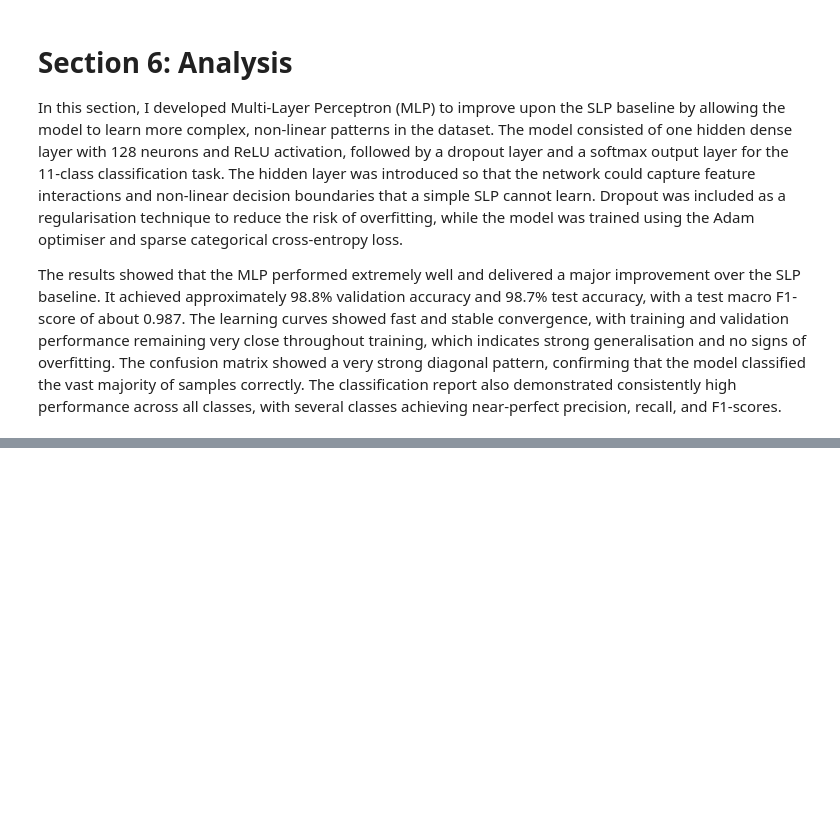
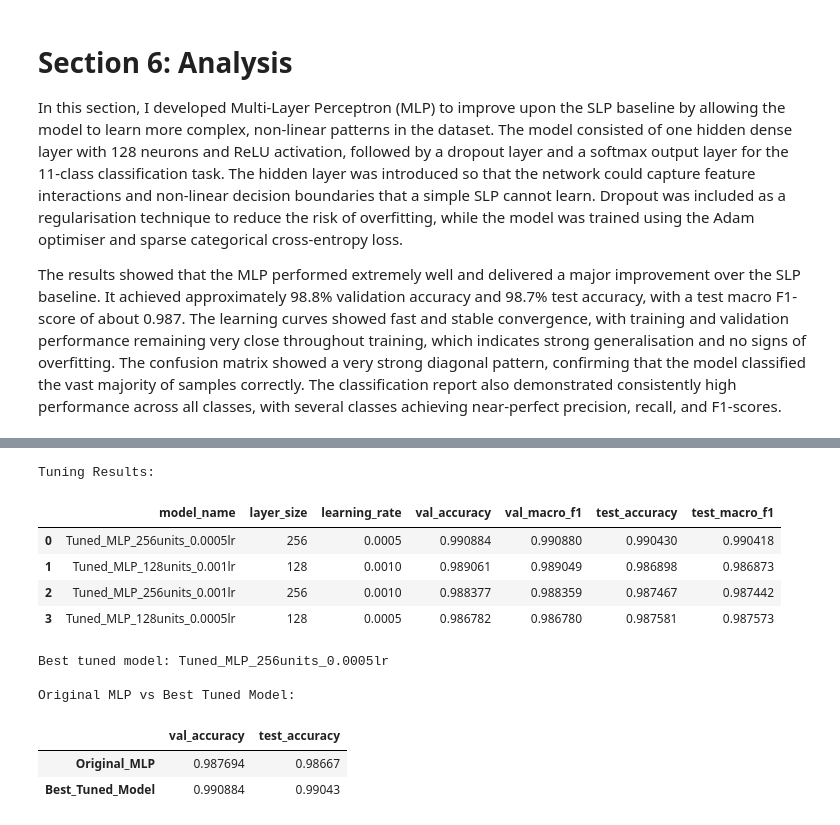
Before and after one commit to harshpre5/Artificial_Neural_Networks_14444188_HS_6009CMD, a Jupyter notebook: 14444188_ANN_PART_A.ipynb, the cells around one changed output, grey strips where cells are left out. Saved outputs shown, nothing was run; the diff lists cells and outputs as text; code cells hidden in the pictures; blank space fills up the shorter version.

```diff
--- a/14444188_ANN_PART_A.ipynb
+++ b/14444188_ANN_PART_A.ipynb
@@ -1216,0 +1361,15 @@ The results showed that the MLP performed extremely well and delivered a major i
+# %%
+from tensorflow import keras
+from tensorflow.keras import layers, regularizers
+from sklearn.metrics import accuracy_score, f1_score
+
+# Creating a dedicated directory to store the tuned model.
+os.makedirs("models", exist_ok=True)
+
+# Grab baseline metrics from the untuned MLP to measure improvement
+current_best_val_acc = results_summary["MLP"]["val_accuracy"]
+current_best_test_acc = results_summary["MLP"]["test_accuracy"]
+
+print("Current untuned best model: MLP")
+print(f"Current best val accuracy: {current_best_val_acc:.6f}")
+print(f"Current best test accuracy: {current_best_test_acc:.6f}\n")
@@ -1216,0 +1462,38 @@ The results showed that the MLP performed extremely well and delivered a major i
+# %%
+# Create results dataframe and find the best one
+# Sorting by validation accuracy to find the most capable model
+tuning_results_df = pd.DataFrame(tuning_results).sort_values(by="val_accuracy", ascending=False).reset_index(drop=True)
+
+print("\nTuning Results:")
+display(tuning_results_df)
+
+best_tuned = tuning_results_df.iloc[0]
+print(f"\nBest tuned model: {best_tuned['model_name']}")
+
+# Compare tuned model with original
+tuning_vs_original = pd.DataFrame({
+    "Original_MLP": {
+        "val_accuracy": current_best_val_acc,
+        "test_accuracy": current_best_test_acc
+    },
+    "Best_Tuned_Model": {
+        "val_accuracy": best_tuned["val_accuracy"],
+        "test_accuracy": best_tuned["test_accuracy"]
+    }
+}).T
+
+print("\nOriginal MLP vs Best Tuned Model:")
+display(tuning_vs_original)
+# %% [output]
+Tuning Results:
+|  | model_name | layer_size | learning_rate | val_accuracy | val_macro_f1 | test_accuracy | test_macro_f1 |
+| 0 | Tuned_MLP_256units_0.0005lr | 256 | 0.0005 | 0.990884 | 0.990880 | 0.990430 | 0.990418 |
+| 1 | Tuned_MLP_128units_0.001lr | 128 | 0.0010 | 0.989061 | 0.989049 | 0.986898 | 0.986873 |
+| 2 | Tuned_MLP_256units_0.001lr | 256 | 0.0010 | 0.988377 | 0.988359 | 0.987467 | 0.987442 |
+| 3 | Tuned_MLP_128units_0.0005lr | 128 | 0.0005 | 0.986782 | 0.986780 | 0.987581 | 0.987573 |
+Best tuned model: Tuned_MLP_256units_0.0005lr
+
+Original MLP vs Best Tuned Model:
+|  | val_accuracy | test_accuracy |
+| Original_MLP | 0.987694 | 0.98667 |
+| Best_Tuned_Model | 0.990884 | 0.99043 |
```
Also changed, not shown: parts of 9 cells of this notebook.
